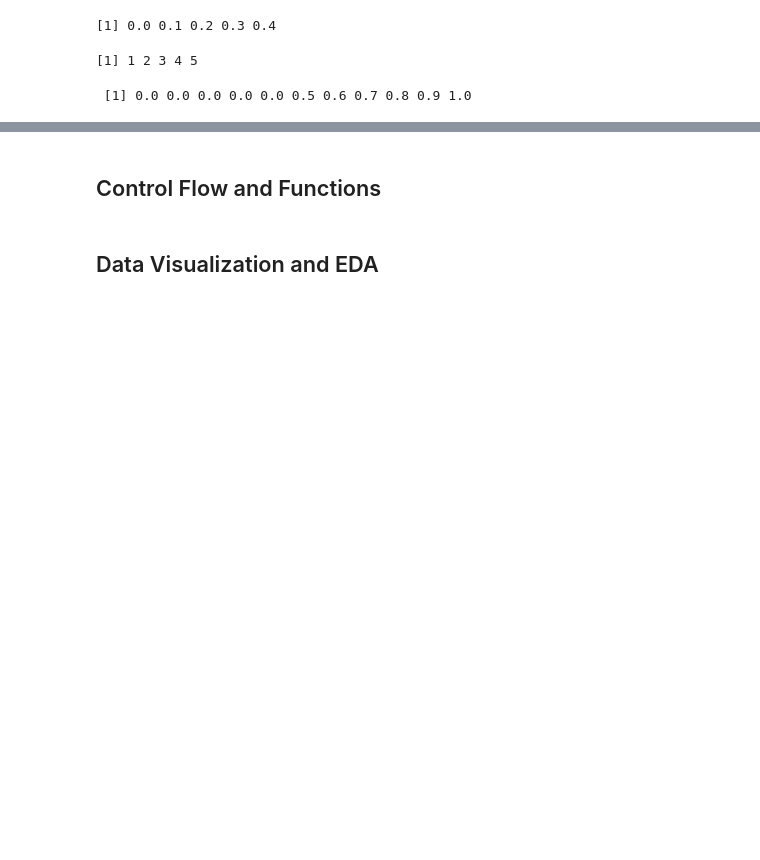
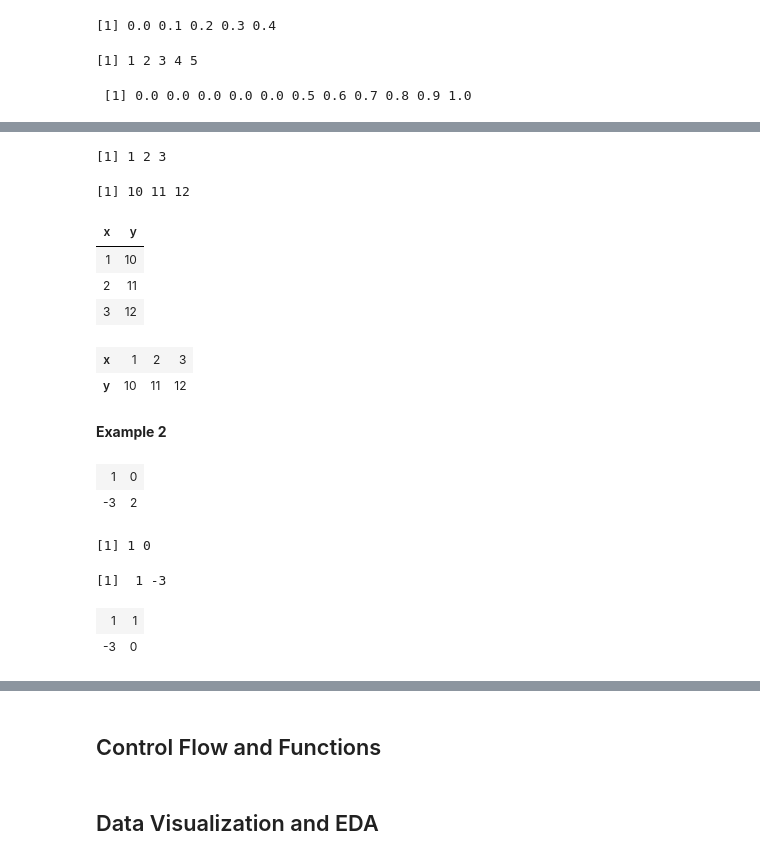
Before and after one commit to Alex-YuZ/R_Fundamentals, a Jupyter notebook: R_Basics.ipynb, the cells around one changed output, grey strips where cells are left out. Cells and saved outputs as stored; diff of their text form; code cells hidden in the pictures; blank space fills up the shorter version.

```diff
--- a/R_Basics.ipynb
+++ b/R_Basics.ipynb
@@ -241,0 +362,41 @@ w
+# %%
+x = 1:3
+y = 10:12
+x
+y
+# %% [output]
+[1] 1 2 3
+[1] 10 11 12
+# %%
+cbind(x, y)
+# %% [output]
+| x | y |
+| 1 | 10 |
+| 2 | 11 |
+| 3 | 12 |
+# %%
+rbind(x, y)
+# %% [output]
+| x | 1 | 2 | 3 |
+| y | 10 | 11 | 12 |
+# %% [markdown]
+**Example 2**
+# %%
+array1 <- array(c(1, -3, 0, 2), dim=c(2,2))
+array1
+# %% [output]
+| 1 | 0 |
+| -3 | 2 |
+# %%
+array1[1, ] # pulls the first row
+# %% [output]
+[1] 1 0
+# %%
+array1[, 1]
+# %% [output]
+[1]  1 -3
+# %%
+cbind(array1[ ,1], array1[1, ])
+# %% [output]
+| 1 | 1 |
+| -3 | 0 |
```
Also changed, not shown: parts of 24 cells of this notebook.
